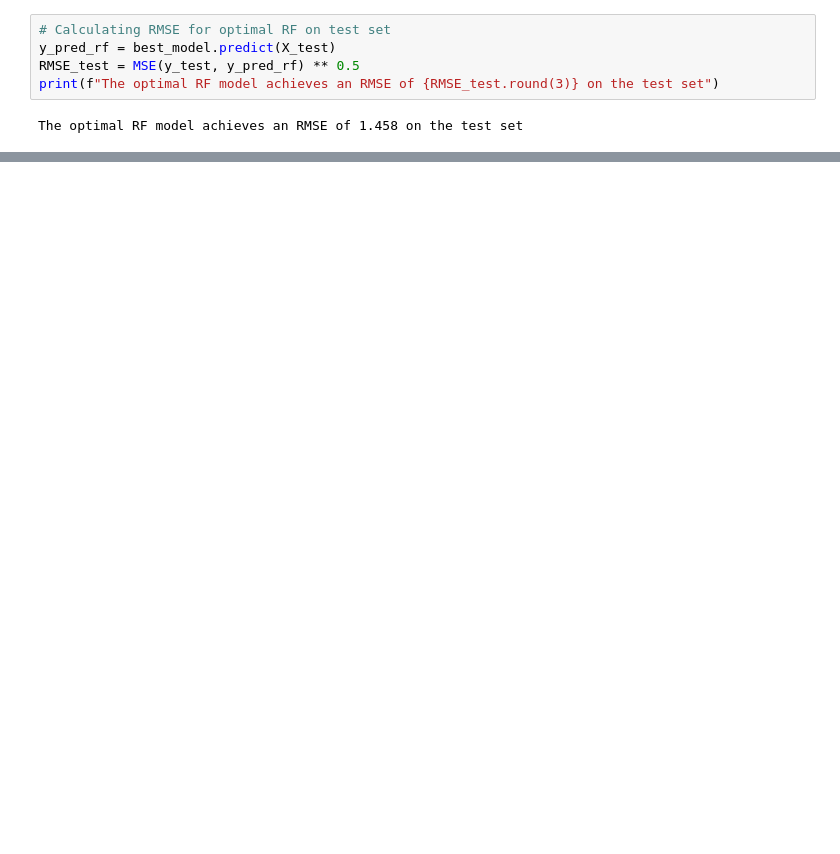
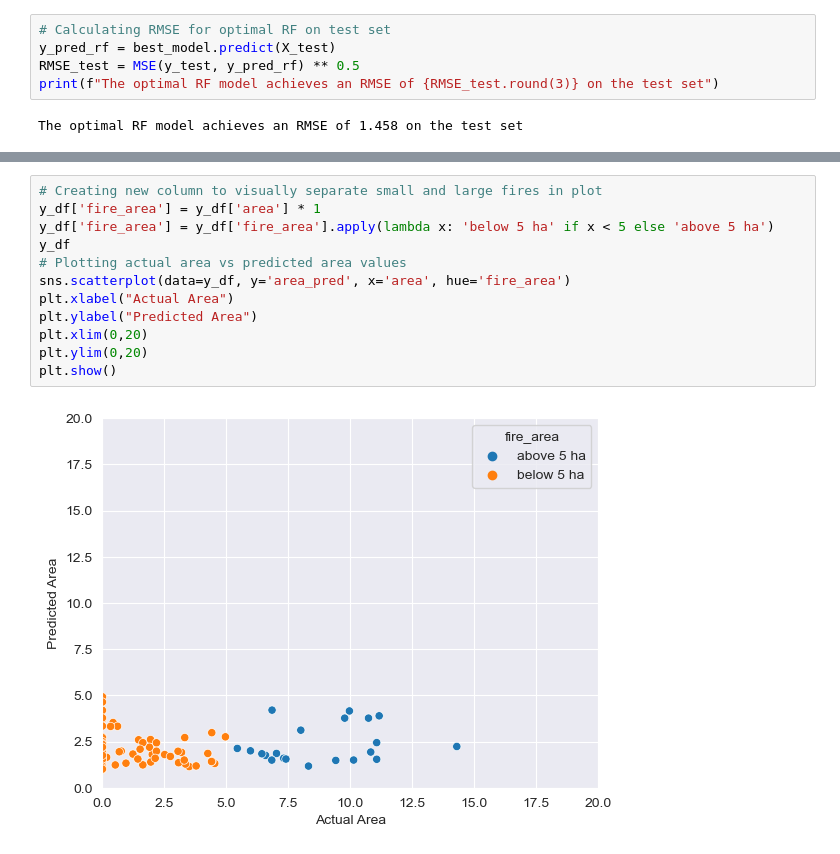
Before and after one commit to grahamgreene88/Forest-Fire-Predicition, a Jupyter notebook: Forest Fire Notebook.ipynb, the cells around one changed output, grey strips where cells are left out. Cells and saved outputs as stored; diff of their text form; blank space fills up the shorter version.

```diff
--- a/Forest Fire Notebook.ipynb
+++ b/Forest Fire Notebook.ipynb
@@ -386,0 +362,14 @@ If we reframe this project as a classification problem and try to instead classi
+# %%
+# Creating new column to visually separate small and large fires in plot
+y_df['fire_area'] = y_df['area'] * 1
+y_df['fire_area'] = y_df['fire_area'].apply(lambda x: 'below 5 ha' if x < 5 else 'above 5 ha')
+y_df
+# Plotting actual area vs predicted area values
+sns.scatterplot(data=y_df, y='area_pred', x='area', hue='fire_area')
+plt.xlabel("Actual Area")
+plt.ylabel("Predicted Area")
+plt.xlim(0,20)
+plt.ylim(0,20)
+plt.show()
+# %% [output]
+[figure, added]
```
Also changed, not shown: parts of 24 cells of this notebook, 1 other file.
